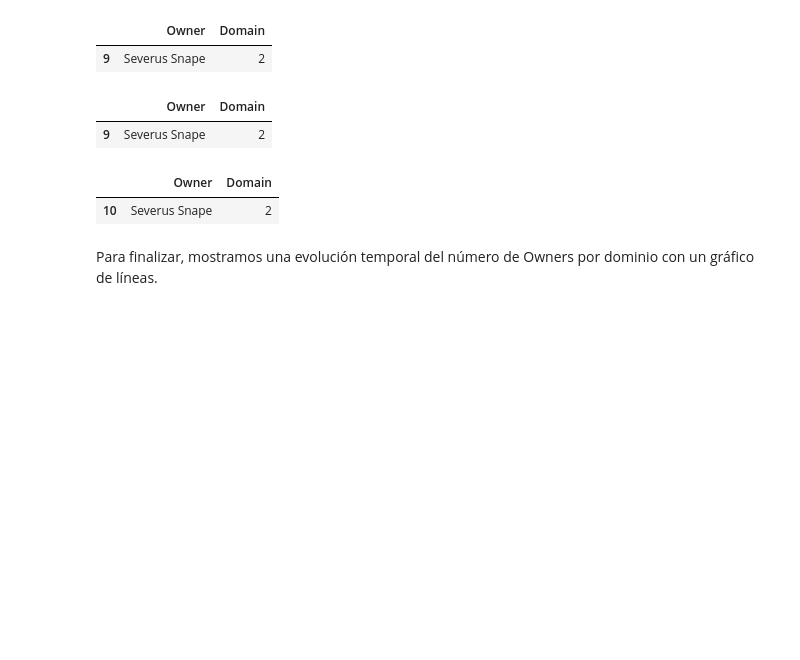
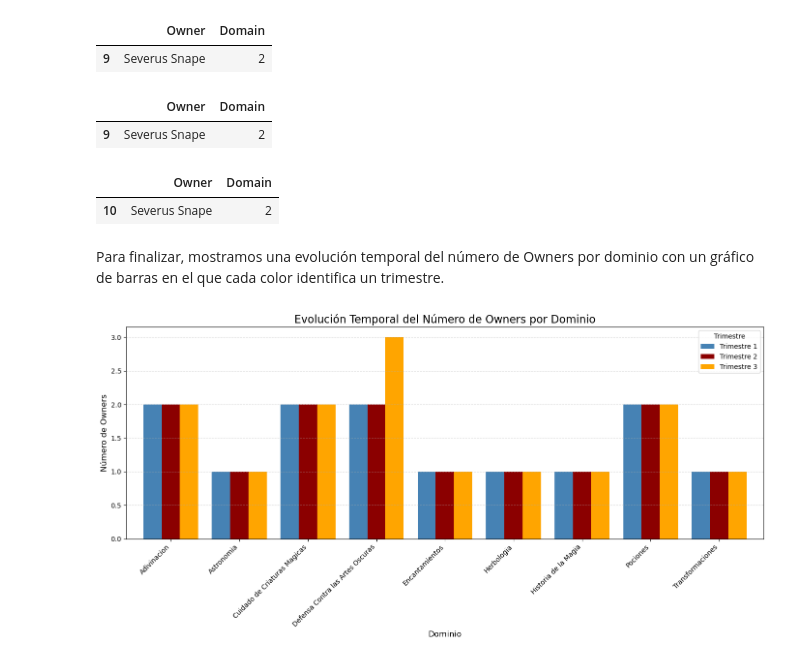
Before and after one commit to marquito3012/Master, a Jupyter notebook: Programación y entorno de trabajo para la IA/actividad1/actividad1.ipynb, the cells around one changed output. Cells and saved outputs as stored; diff of their text form; code cells hidden in the pictures; blank space fills up the shorter version.

```diff
--- a/Programación y entorno de trabajo para la IA/actividad1/actividad1.ipynb
+++ b/Programación y entorno de trabajo para la IA/actividad1/actividad1.ipynb
@@ -934,4 +934,34 @@ trimestre3_owners_multiple_domains
 |  | Owner | Domain |
 | 10 | Severus Snape | 2 |
 # %% [markdown]
-Para finalizar, mostramos una evolución temporal del número de Owners por dominio con un gráfico de líneas.
+Para finalizar, mostramos una evolución temporal del número de Owners por dominio con un gráfico de barras en el que cada color identifica un trimestre.
+# %%
+df_owners_evolucion = pd.DataFrame({
+    'Trimestre 1': numero_owners_trimestre1_por_dominio,
+    'Trimestre 2': numero_owners_trimestre2_por_dominio,
+    'Trimestre 3': numero_owners_trimestre3_por_dominio
+})
+
+# Configuramos el gráfico
+# Usamos un gráfico de barras ('bar') para comparar las categorías lado a lado
+ax = df_owners_evolucion.plot(kind='bar', figsize=(14, 7), width=0.8, color=['steelblue', 'darkred', 'orange'])
+
+# Personalización de etiquetas y títulos
+plt.title('Evolución Temporal del Número de Owners por Dominio', fontsize=16)
+plt.xlabel('Dominio', fontsize=12)
+plt.ylabel('Número de Owners', fontsize=12)
+
+# Ajuste de la leyenda y la cuadrícula
+plt.legend(title='Trimestre')
+plt.grid(axis='y', linestyle='--', alpha=0.5)
+
+# Rotación de las etiquetas del eje X para que se lean mejor
+plt.xticks(rotation=45, ha='right')
+
+# Ajuste para que no se corten los textos al guardar o mostrar
+plt.tight_layout()
+
+# Mostrar el gráfico
+plt.show()
+# %% [output]
+[figure, added]
```
